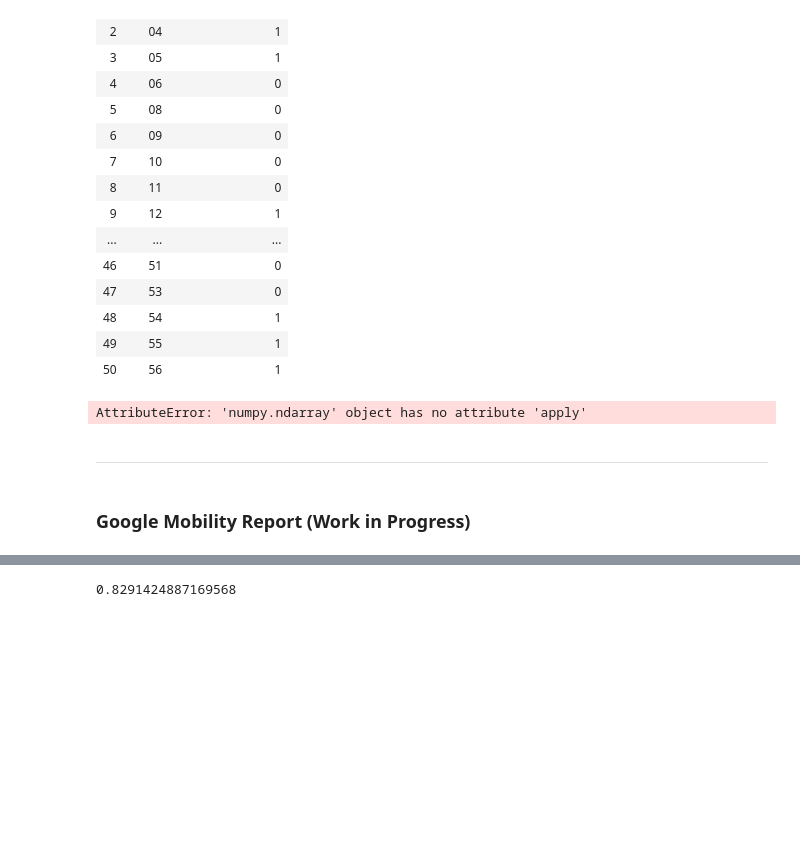
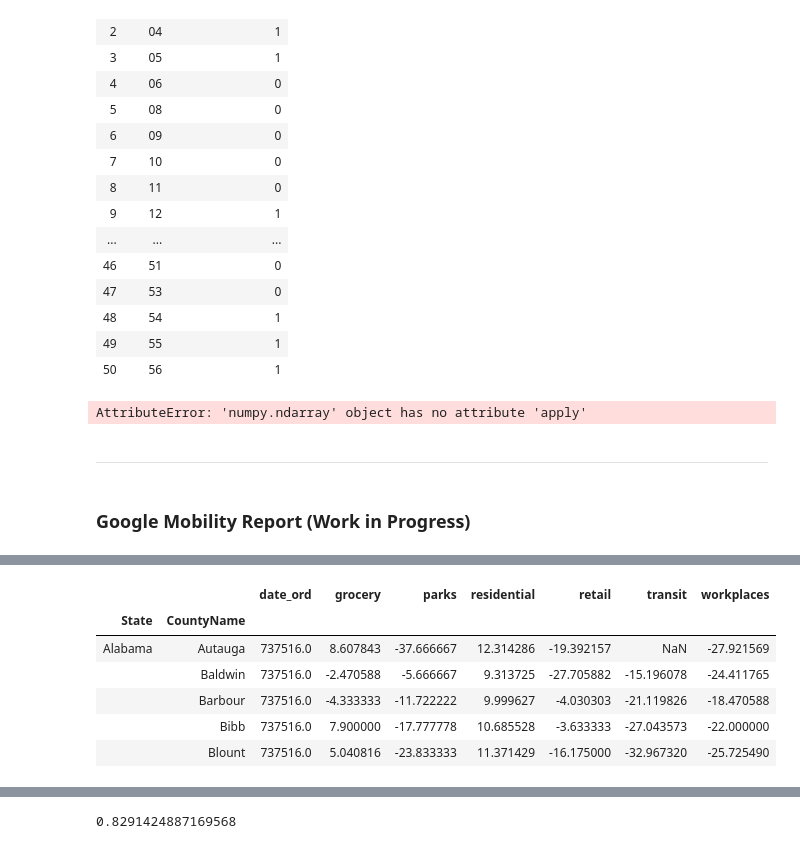
Before and after one commit to joshuaiokua/data100_final-project, a Jupyter notebook: Josh_notebook.ipynb, the cells around one changed output, grey strips where cells are left out. Drawn from its saved outputs; the diff is of its cells as text; code cells hidden in the pictures; blank space fills up the shorter version.

```diff
--- a/Josh_notebook.ipynb
+++ b/Josh_notebook.ipynb
@@ -298,0 +317,10 @@ mob.head()
+# %%
+county_mob_pivoted.head()
+# %% [output]
+|  |  | date_ord | grocery | parks | residential | retail | transit | workplaces |
+| State | CountyName |  |  |  |  |  |  |  |
+| Alabama | Autauga | 737516.0 | 8.607843 | -37.666667 | 12.314286 | -19.392157 | NaN | -27.921569 |
+|  | Baldwin | 737516.0 | -2.470588 | -5.666667 | 9.313725 | -27.705882 | -15.196078 | -24.411765 |
+|  | Barbour | 737516.0 | -4.333333 | -11.722222 | 9.999627 | -4.030303 | -21.119826 | -18.470588 |
+|  | Bibb | 737516.0 | 7.900000 | -17.777778 | 10.685528 | -3.633333 | -27.043573 | -22.000000 |
+|  | Blount | 737516.0 | 5.040816 | -23.833333 | 11.371429 | -16.175000 | -32.967320 | -25.725490 |
```
Also changed, not shown: parts of 6 cells of this notebook, 6 other files.
